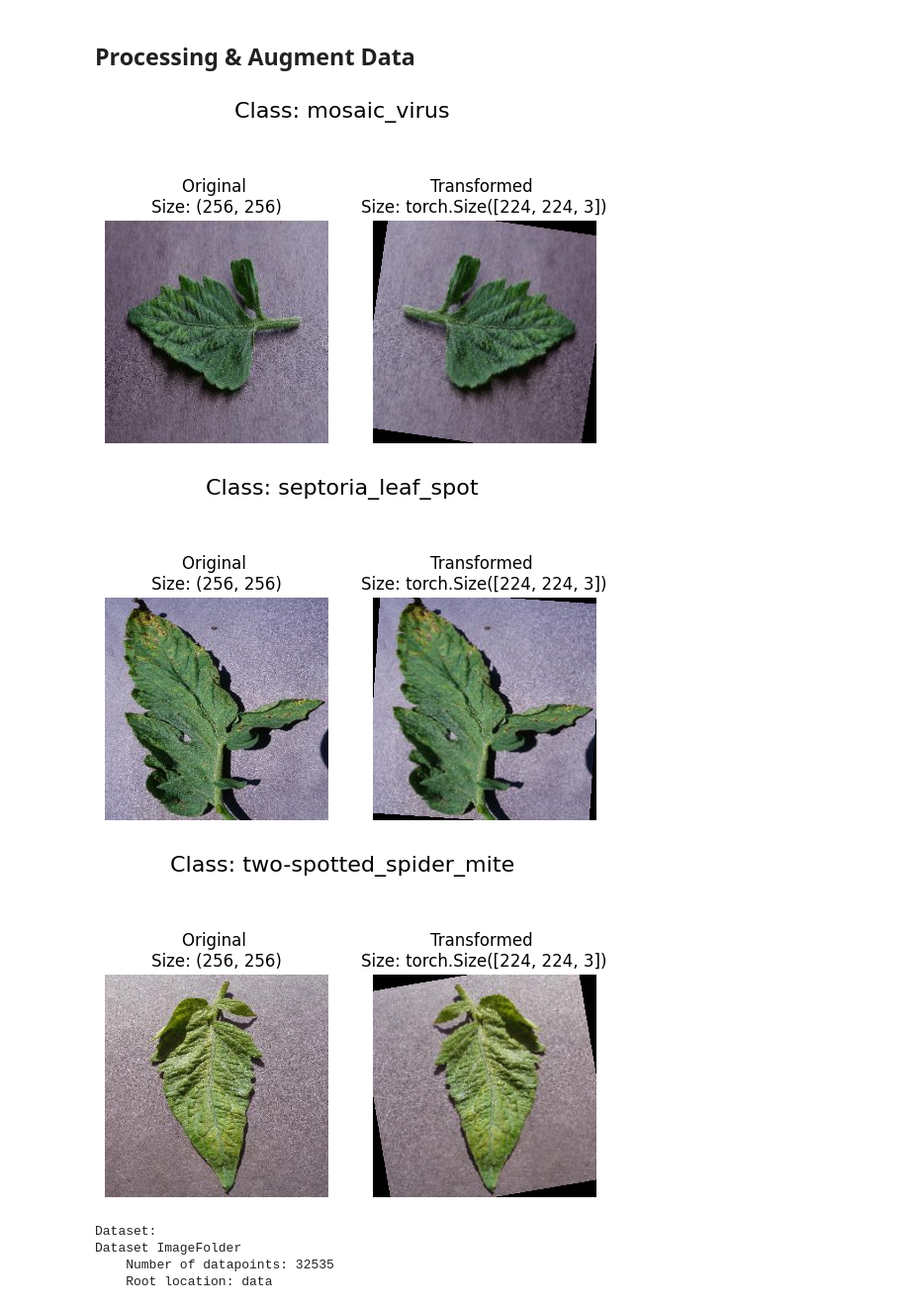
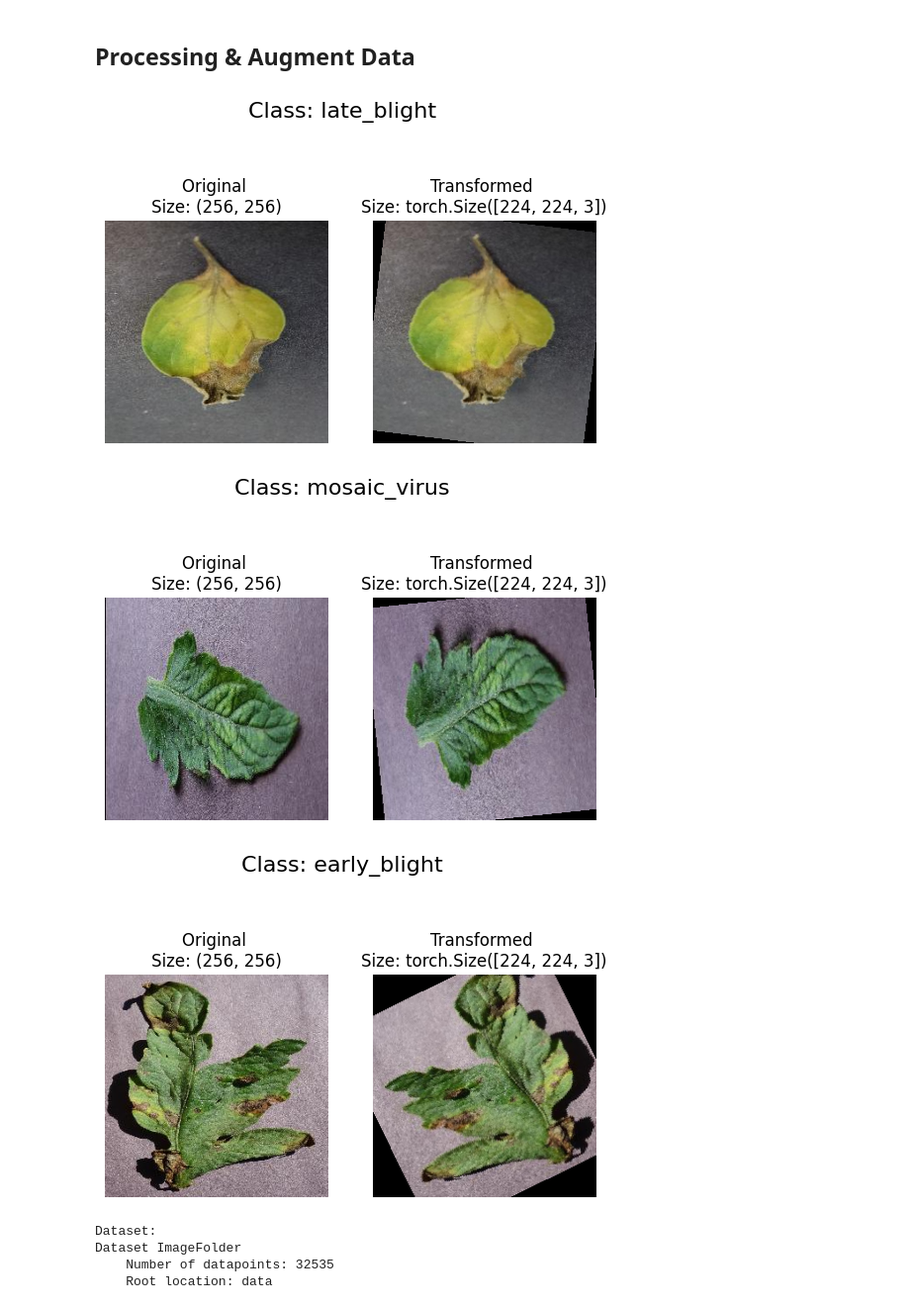
Before and after one commit to ltphuongunited/dl4cv, a Jupyter notebook: code.ipynb, the cells around one changed output. Shown at 99% size. Drawn from its saved outputs; the diff is of its cells as text; code cells hidden in the pictures.

```diff
--- a/code.ipynb
+++ b/code.ipynb
@@ -112,7 +119,8 @@ Image width: 256
 train_transforms = transforms.Compose([
     transforms.Resize((224,224)),
     transforms.RandomHorizontalFlip(),
-    transforms.RandomRotation(10),
+    transforms.RandomVerticalFlip(),
+    transforms.RandomRotation(30),
     transforms.ToTensor()
 ])
 
@@ -125,45 +133,12 @@ test_transforms = transforms.Compose([
     transforms.Resize((224,224)),
     transforms.ToTensor()
 ])
-# %%
-def plot_transformed_images(image_paths, transform, n=3, seed=1):
-    """Plots a series of random images from image_paths.
-
-    Will open n image paths from image_paths, transform them
-    with transform and plot them side by side.
-
-    Args:
-        image_paths (list): List of target image paths.
-        transform (PyTorch Transforms): Transforms to apply to images.
-        n (int, optional): Number of images to plot. Defaults to 3.
-        seed (int, optional): Random seed for the random generator. Defaults to 42.
-    """
-    random.seed(seed)
-    random_image_paths = random.sample(image_paths, k=n)
-    for image_path in random_image_paths:
-        with Image.open(image_path) as f:
-            fig, ax = plt.subplots(1, 2)
-            ax[0].imshow(f)
-            ax[0].set_title(f"Original \nSize: {f.size}")
-            ax[0].axis("off")
-
-            # Transform and plot image
-            # Note: permute() will change shape of image to suit matplotlib
-            # (PyTorch default is [C, H, W] but Matplotlib is [H, W, C])
-            transformed_image = transform(f).permute(1, 2, 0)
-            ax[1].imshow(transformed_image)
-            ax[1].set_title(f"Transformed \nSize: {transformed_image.shape}")
-            ax[1].axis("off")
-
-            fig.suptitle(f"Class: {image_path.parent.stem}", fontsize=16)
-
-plot_transformed_images(image_path_list,
-                        transform=train_transforms,
-                        n=3)
-# %% [output]
-[figure, removed]
-[figure, removed]
-[figure, removed]
+# %%
+plot_transformed_images(image_path_list, transform=train_transforms, n=3)
+# %% [output]
+[figure, added]
+[figure, added]
+[figure, added]
 # %%
 # Create dataset
 from PIL import ImageFile
```
Also changed, not shown: parts of 86 cells of this notebook, 3 other files.
